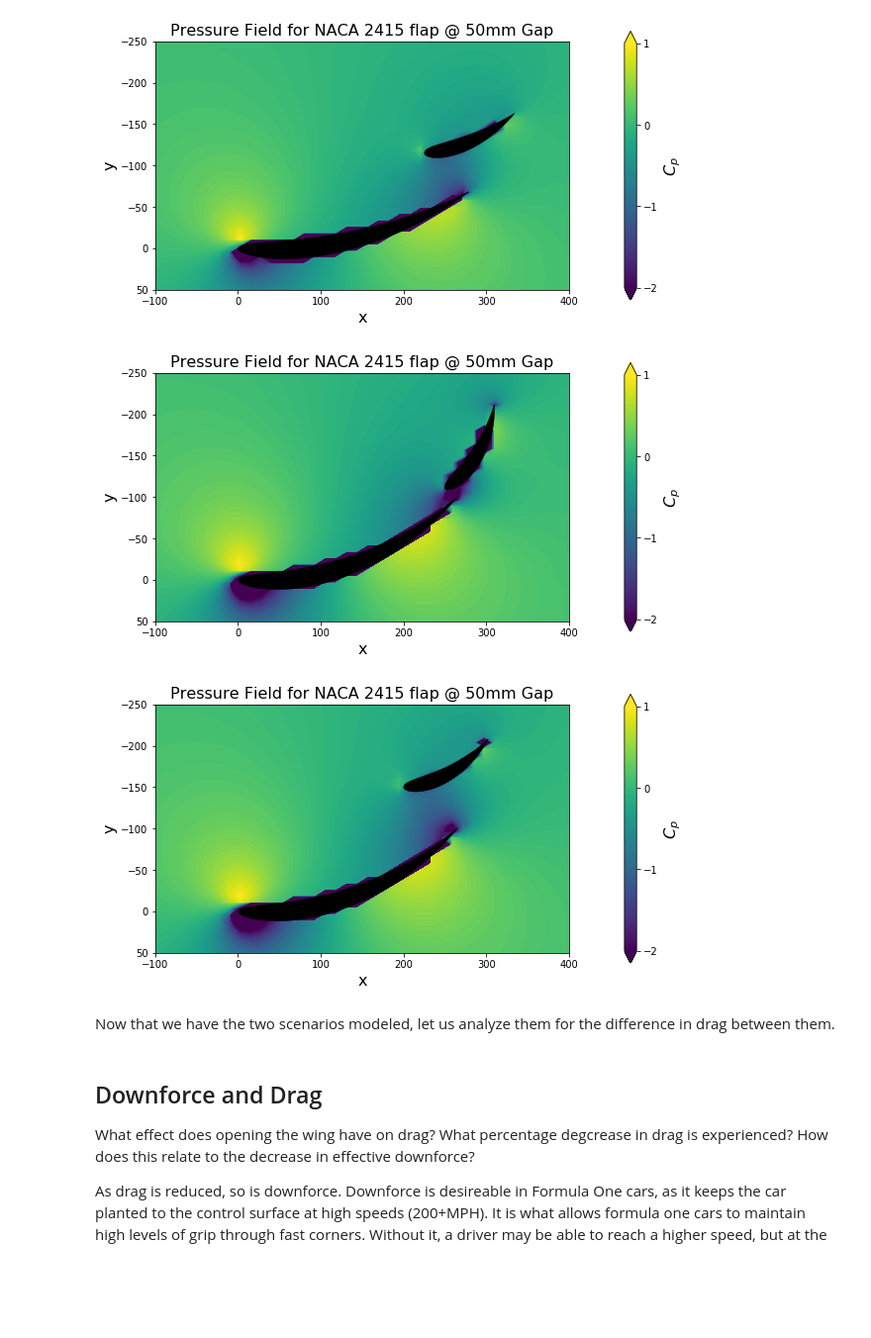
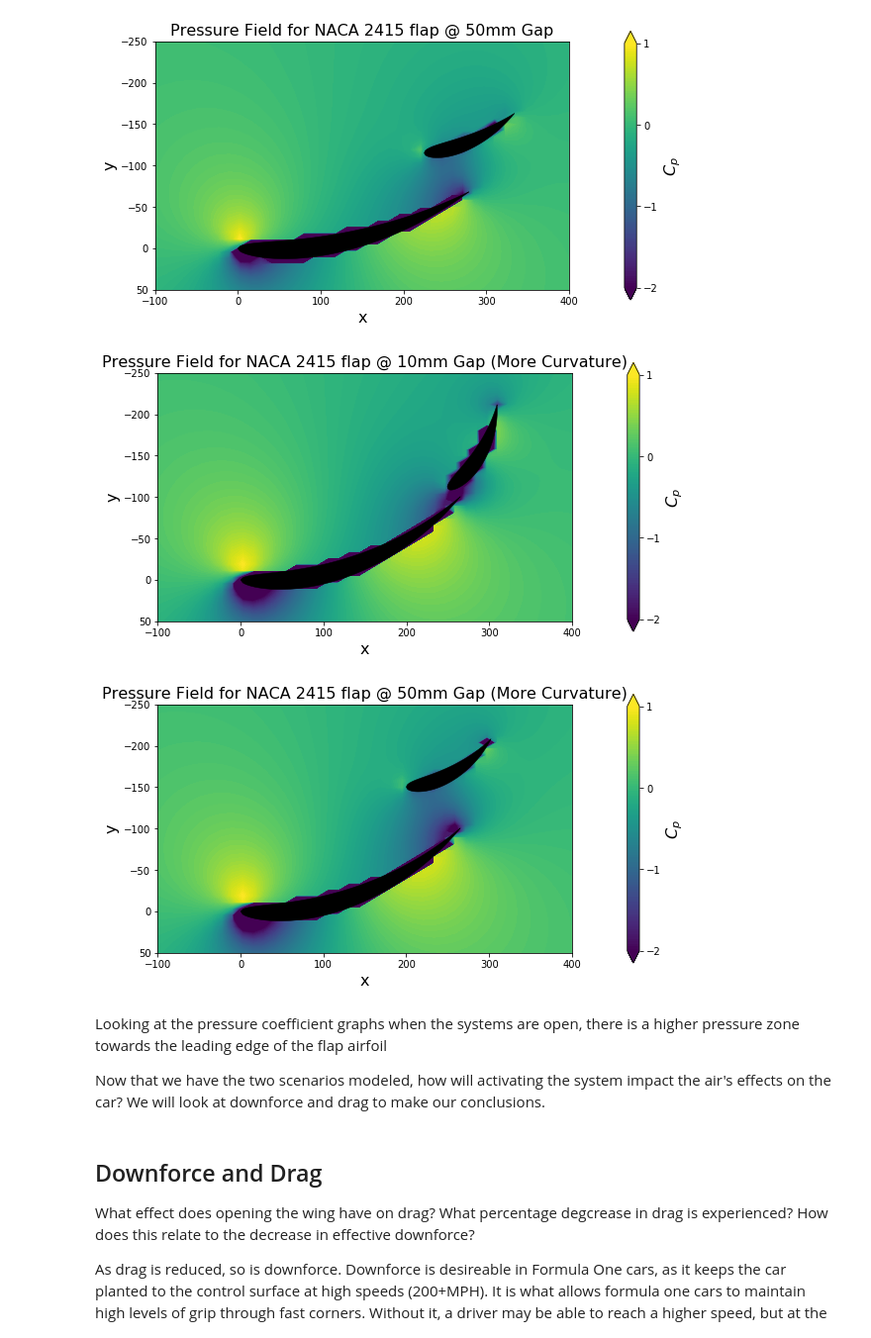
Before and after one commit to barbagroup/AeroPython-studentprojects2018, a Jupyter notebook: asabbagha/Project.ipynb, the cells around one changed output. Shown at 99% size. Saved outputs shown, nothing was run; the diff lists cells and outputs as text; code cells hidden in the pictures; blank space fills up the shorter version.

```diff
--- a/asabbagha/Project.ipynb
+++ b/asabbagha/Project.ipynb
@@ -425,15 +428,17 @@ plotcp(X, Y, x_main1, y_main1, x_new2, y_new2, cp_241550mm, 'Pressure Field for
 # %% [output]
 [figure]
 # %%
-plotcp(X, Y, x_main2, y_main2, x_new3, y_new3, cp_10mm, 'Pressure Field for NACA 2415 flap @ 50mm Gap')
+plotcp(X, Y, x_main2, y_main2, x_new3, y_new3, cp_10mm, 'Pressure Field for NACA 2415 flap @ 10mm Gap (More Curvature)')
 # %% [output]
-[figure, old version]
+[figure, new version]
 # %%
-plotcp(X, Y, x_main2, y_main2, x_new4, y_new4, cp_50mm, 'Pressure Field for NACA 2415 flap @ 50mm Gap')
+plotcp(X, Y, x_main2, y_main2, x_new4, y_new4, cp_50mm, 'Pressure Field for NACA 2415 flap @ 50mm Gap (More Curvature)')
 # %% [output]
-[figure, old version]
+[figure, new version]
-# %% [markdown]
-Now that we have the two scenarios modeled, let us analyze them for the difference in drag between them.
+# %% [markdown]
+Looking at the pressure coefficient graphs when the systems are open, there is a higher pressure zone towards the leading edge of the flap airfoil
+
+Now that we have the two scenarios modeled, how will activating the system impact the air's effects on the car? We will look at downforce and drag to make our conclusions.
 # %% [markdown]
 ## Downforce and Drag
 What effect does opening the wing have on drag? What percentage degcrease in drag is experienced? How does this relate to the decrease in effective downforce?
```
Also changed, not shown: parts of 16 cells of this notebook.
